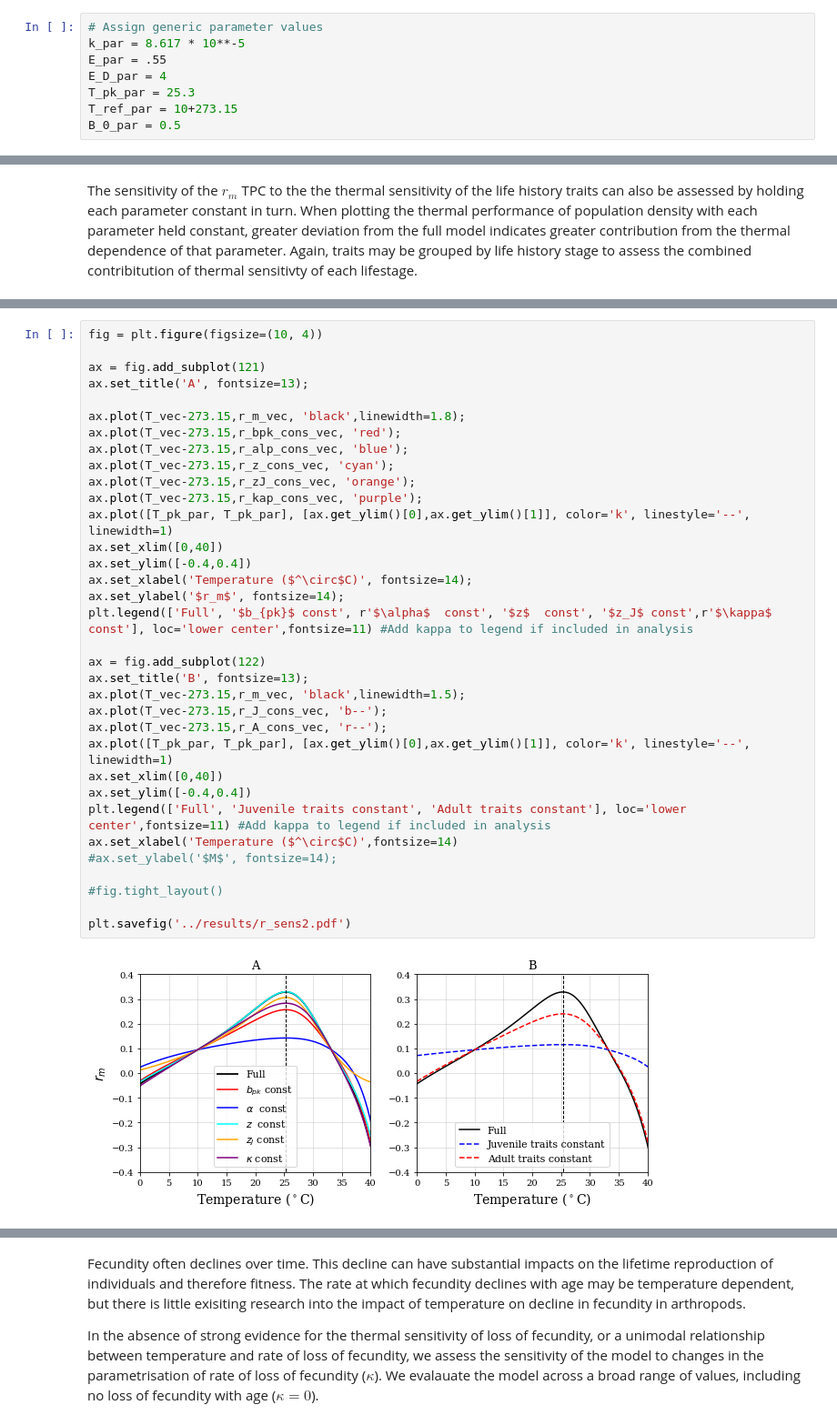
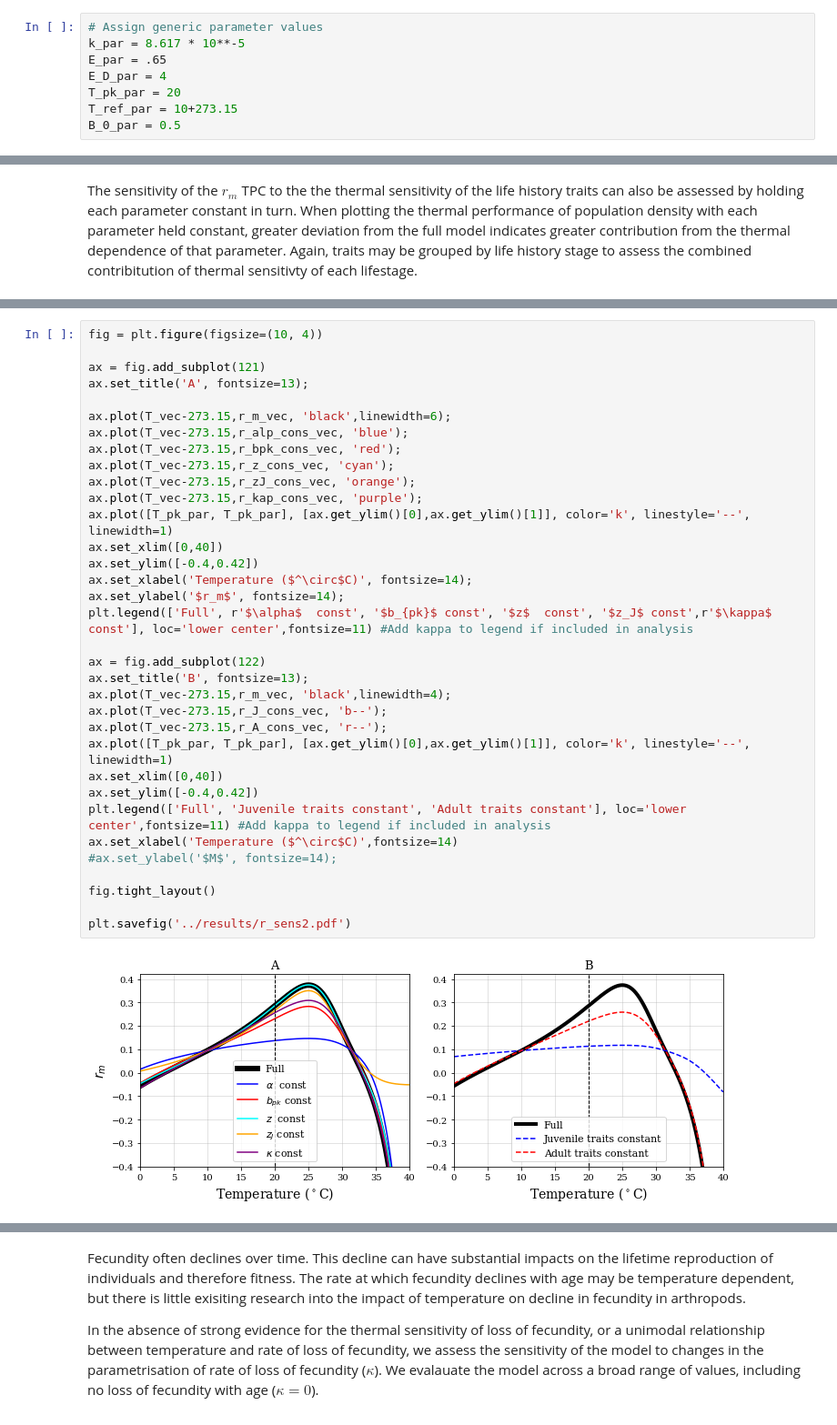
Before and after one commit to EcoEngLab/TraitMismatchPaper-main, a Jupyter notebook: code/TraitMismatch_SI.ipynb, the cells around one changed output, grey strips where cells are left out. Shown at 91% size. Cells and saved outputs as stored; diff of their text form.

```diff
--- a/code/TraitMismatch_SI.ipynb
+++ b/code/TraitMismatch_SI.ipynb
@@ -275,9 +279,9 @@ The Sharpe-Schoolfield model provides a mechanistic interpretation of the therma
 # %%
 # Assign generic parameter values
 k_par = 8.617 * 10**-5
-E_par = .55
+E_par = .65
 E_D_par = 4
-T_pk_par = 25.3
+T_pk_par = 20
 T_ref_par = 10+273.15
 B_0_par = 0.5
 # %%
@@ -864,36 +726,36 @@ r_A_cons_vec = r_SP_app_lam(b_pk_par,zJ_vec, z_par, kap_par, alp_vec)
 # %%
 fig = plt.figure(figsize=(10, 4))
 
 ax = fig.add_subplot(121)
 ax.set_title('A', fontsize=13);
 
-ax.plot(T_vec-273.15,r_m_vec, 'black',linewidth=1.8);
+ax.plot(T_vec-273.15,r_m_vec, 'black',linewidth=6);
+ax.plot(T_vec-273.15,r_alp_cons_vec, 'blue');
 ax.plot(T_vec-273.15,r_bpk_cons_vec, 'red');
-ax.plot(T_vec-273.15,r_alp_cons_vec, 'blue');
 ax.plot(T_vec-273.15,r_z_cons_vec, 'cyan');
 ax.plot(T_vec-273.15,r_zJ_cons_vec, 'orange');
 ax.plot(T_vec-273.15,r_kap_cons_vec, 'purple');
 ax.plot([T_pk_par, T_pk_par], [ax.get_ylim()[0],ax.get_ylim()[1]], color='k', linestyle='--', linewidth=1)
 ax.set_xlim([0,40])
-ax.set_ylim([-0.4,0.4])
+ax.set_ylim([-0.4,0.42])
 ax.set_xlabel('Temperature ($^\circ$C)', fontsize=14);
 ax.set_ylabel('$r_m$', fontsize=14);
-plt.legend(['Full', '$b_{pk}$ const', r'$\alpha$  const', '$z$  const', '$z_J$ const',r'$\kappa$ const'], loc='lower center',fontsize=11) #Add kappa to legend if included in analysis
+plt.legend(['Full', r'$\alpha$  const', '$b_{pk}$ const', '$z$  const', '$z_J$ const',r'$\kappa$ const'], loc='lower center',fontsize=11) #Add kappa to legend if included in analysis
 
 ax = fig.add_subplot(122)
 ax.set_title('B', fontsize=13);
-ax.plot(T_vec-273.15,r_m_vec, 'black',linewidth=1.5);
+ax.plot(T_vec-273.15,r_m_vec, 'black',linewidth=4);
 ax.plot(T_vec-273.15,r_J_cons_vec, 'b--');
 ax.plot(T_vec-273.15,r_A_cons_vec, 'r--');
 ax.plot([T_pk_par, T_pk_par], [ax.get_ylim()[0],ax.get_ylim()[1]], color='k', linestyle='--', linewidth=1)
 ax.set_xlim([0,40])
-ax.set_ylim([-0.4,0.4])
+ax.set_ylim([-0.4,0.42])
 plt.legend(['Full', 'Juvenile traits constant', 'Adult traits constant'], loc='lower center',fontsize=11) #Add kappa to legend if included in analysis
 ax.set_xlabel('Temperature ($^\circ$C)',fontsize=14)
 #ax.set_ylabel('$M$', fontsize=14);
 
-#fig.tight_layout()
+fig.tight_layout()
 
 plt.savefig('../results/r_sens2.pdf')
 # %% [output]
-[figure, old version]
+[figure, new version]
```
Also changed, not shown: parts of 48 cells of this notebook, 14 other files.
